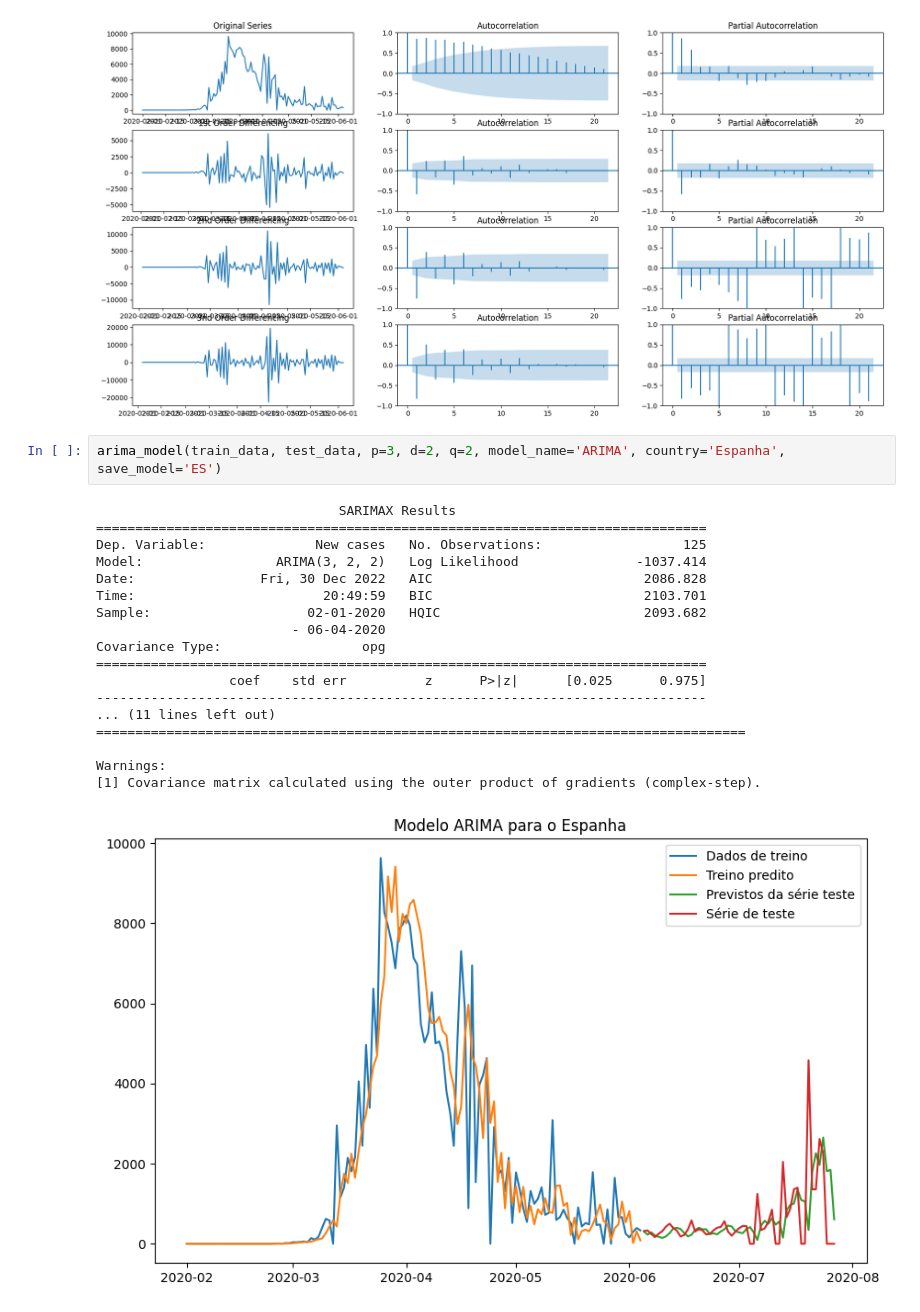
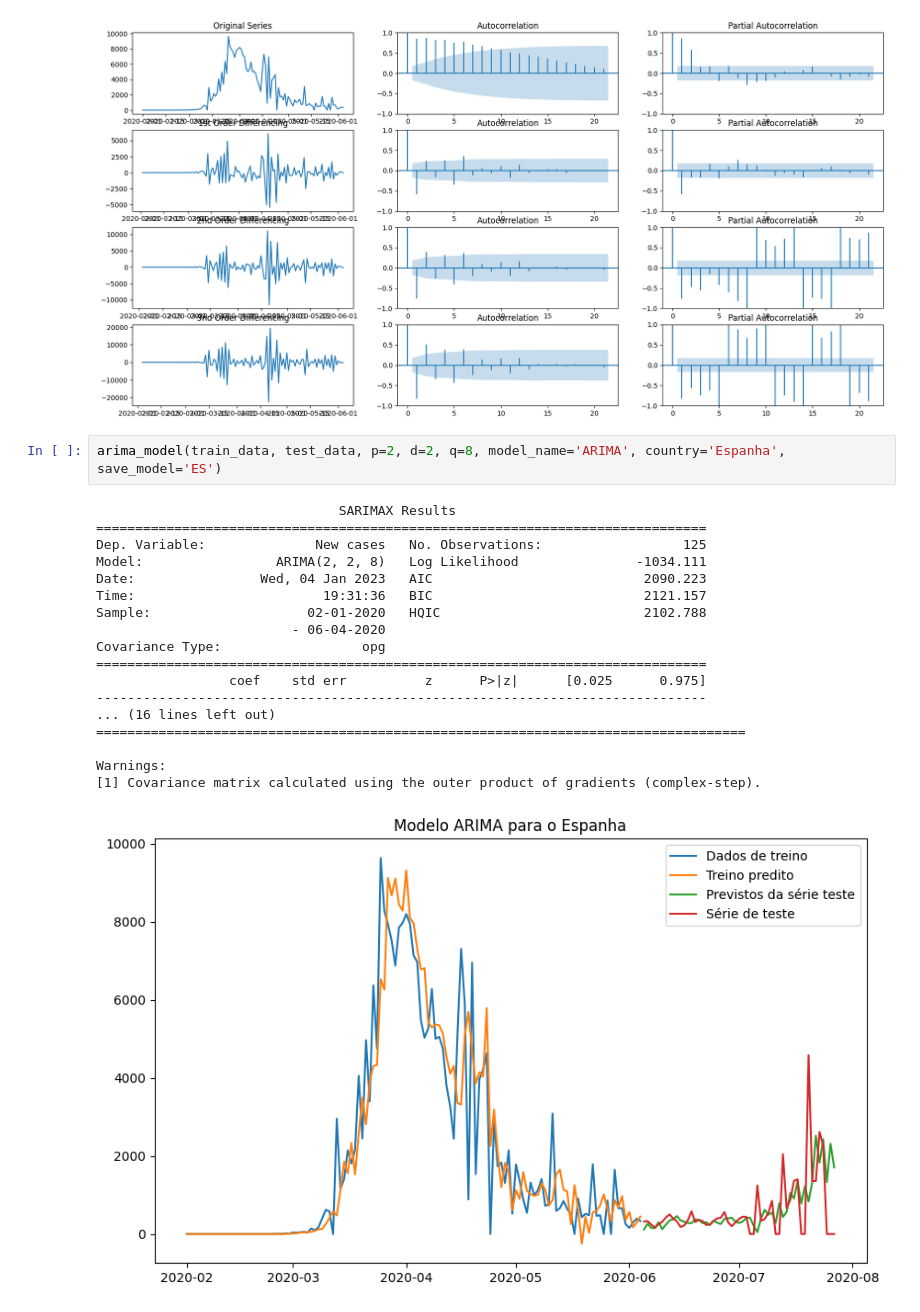
Before and after one commit to duartejr/bootcamp-covid-research, a Jupyter notebook: reports/notebooks/modelo_arima.ipynb, the cells around one changed output. Drawn from its saved outputs; the diff is of its cells as text.

```diff
--- a/reports/notebooks/modelo_arima.ipynb
+++ b/reports/notebooks/modelo_arima.ipynb
@@ -865,23 +865,23 @@ ADF Statistic 3th order: -7.523316
 p-value: 0.000000
 [figure]
 # %%
-arima_model(train_data, test_data, p=3, d=2, q=2, model_name='ARIMA', country='Espanha', save_model='ES')
+arima_model(train_data, test_data, p=2, d=2, q=8, model_name='ARIMA', country='Espanha', save_model='ES')
 # %% [output]
                                SARIMAX Results
 ==============================================================================
 Dep. Variable:              New cases   No. Observations:                  125
-Model:                 ARIMA(3, 2, 2)   Log Likelihood               -1037.414
-Date:                Fri, 30 Dec 2022   AIC                           2086.828
-Time:                        20:49:59   BIC                           2103.701
-Sample:                    02-01-2020   HQIC                          2093.682
+Model:                 ARIMA(2, 2, 8)   Log Likelihood               -1034.111
+Date:                Wed, 04 Jan 2023   AIC                           2090.223
+Time:                        19:31:36   BIC                           2121.157
+Sample:                    02-01-2020   HQIC                          2102.788
                          - 06-04-2020
 Covariance Type:                  opg
 ==============================================================================
                  coef    std err          z      P>|z|      [0.025      0.975]
 ------------------------------------------------------------------------------
-... (11 lines left out)
+... (16 lines left out)
 ===================================================================================
 
 Warnings:
 [1] Covariance matrix calculated using the outer product of gradients (complex-step).
-[figure, old version]
+[figure, new version]
```
Also changed, not shown: parts of 6 cells of this notebook, 4 other files.
